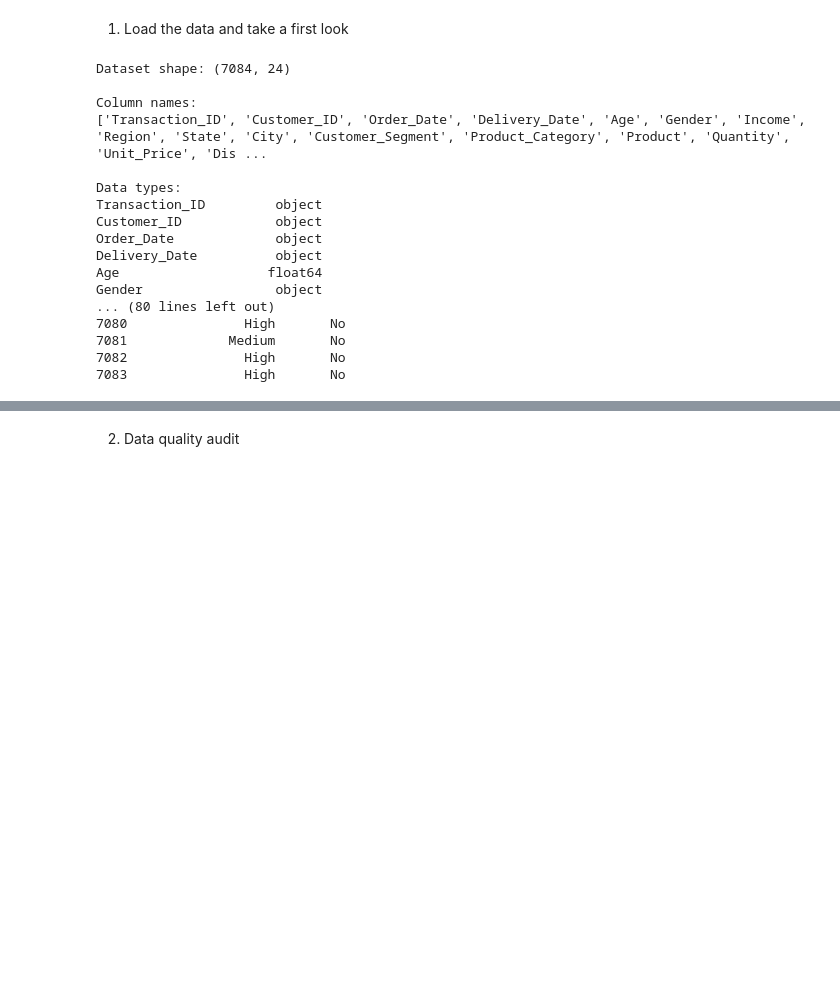
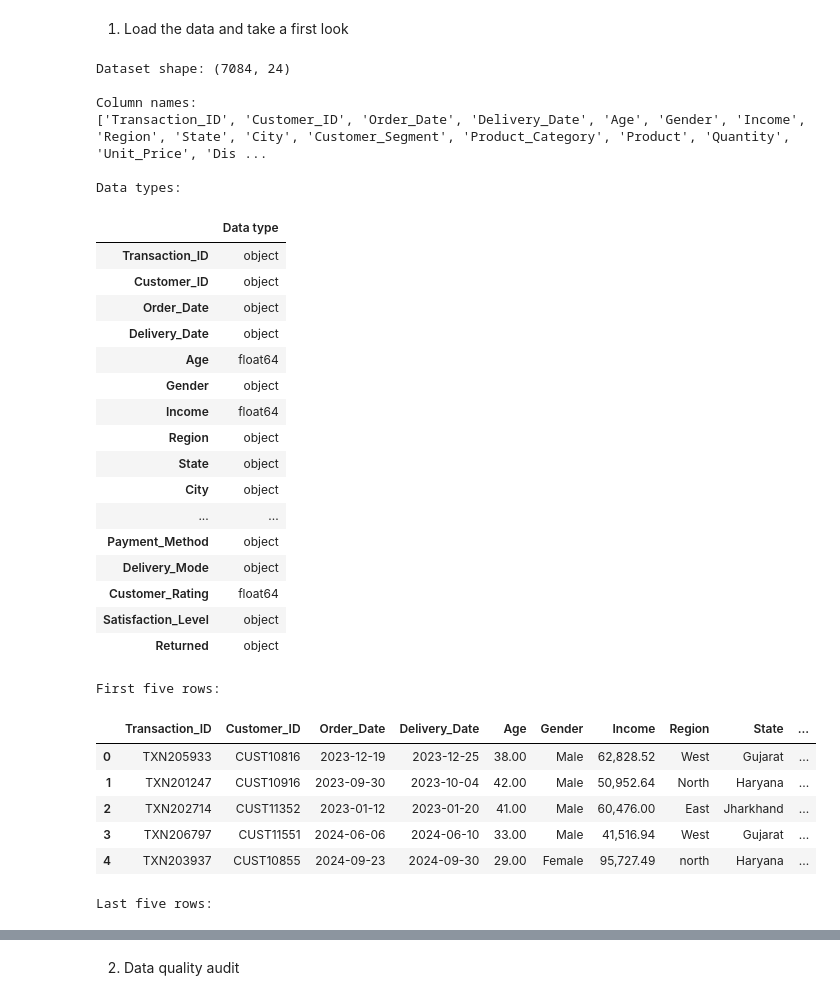
Before and after one commit to krishnamaheshwaribdn-pixel/2c-AIML26, a Jupyter notebook: krishna_maheshwari_2503215300098_miniproject.ipynb, the cells around one changed output, grey strips where cells are left out. Saved outputs shown, nothing was run; the diff lists cells and outputs as text; code cells hidden in the pictures; blank space fills up the shorter version.

```diff
--- a/krishna_maheshwari_2503215300098_miniproject.ipynb
+++ b/krishna_maheshwari_2503215300098_miniproject.ipynb
@@ -13,42 +13,53 @@ Project: Understanding, cleaning and profiling retail customer sales data
 # %%
 import pandas as pd
 import numpy as np
 import matplotlib.pyplot as plt
 import seaborn as sns
+from IPython.display import display
 
 pd.set_option("display.max_columns", None)
 pd.set_option("display.float_format", lambda x: f"{x:,.2f}")
 
 df = pd.read_csv("retail_customer_sales_dataset.csv")
 
 print("Dataset shape:", df.shape)
-
 print("\nColumn names:")
 print(df.columns.tolist())
-
 print("\nData types:")
-print(df.dtypes)
-
+display(df.dtypes.to_frame("Data type"))
 print("\nFirst five rows:")
-print(df.head())
-
+display(df.head())
 print("\nLast five rows:")
-print(df.tail())
+display(df.tail())
 # %% [output]
 Dataset shape: (7084, 24)
 
 Column names:
 ['Transaction_ID', 'Customer_ID', 'Order_Date', 'Delivery_Date', 'Age', 'Gender', 'Income', 'Region', 'State', 'City', 'Customer_Segment', 'Product_Category', 'Product', 'Quantity', 'Unit_Price', 'Dis ...
 
 Data types:
-Transaction_ID         object
-Customer_ID            object
-Order_Date             object
-Delivery_Date          object
-Age                   float64
-Gender                 object
-... (80 lines left out)
-7080               High       No
-7081             Medium       No
-7082               High       No
-7083               High       No
+|  | Data type |
+| Transaction_ID | object |
+| Customer_ID | object |
+| Order_Date | object |
+| Delivery_Date | object |
+| Age | float64 |
+| Gender | object |
+| Income | float64 |
+| Region | object |
+| State | object |
+| City | object |
+| ... | ... |
+| Payment_Method | object |
+| Delivery_Mode | object |
+| Customer_Rating | float64 |
+| Satisfaction_Level | object |
+| Returned | object |
+First five rows:
+|  | Transaction_ID | Customer_ID | Order_Date | Delivery_Date | Age | Gender | Income | Region | State | ... |
+| 0 | TXN205933 | CUST10816 | 2023-12-19 | 2023-12-25 | 38.00 | Male | 62,828.52 | West | Gujarat | ... |
+| 1 | TXN201247 | CUST10916 | 2023-09-30 | 2023-10-04 | 42.00 | Male | 50,952.64 | North | Haryana | ... |
+| 2 | TXN202714 | CUST11352 | 2023-01-12 | 2023-01-20 | 41.00 | Male | 60,476.00 | East | Jharkhand | ... |
+| 3 | TXN206797 | CUST11551 | 2024-06-06 | 2024-06-10 | 33.00 | Male | 41,516.94 | West | Gujarat | ... |
+| 4 | TXN203937 | CUST10855 | 2024-09-23 | 2024-09-30 | 29.00 | Female | 95,727.49 | north | Haryana | ... |
+Last five rows:
```
Also changed, not shown: parts of 4 cells of this notebook.
